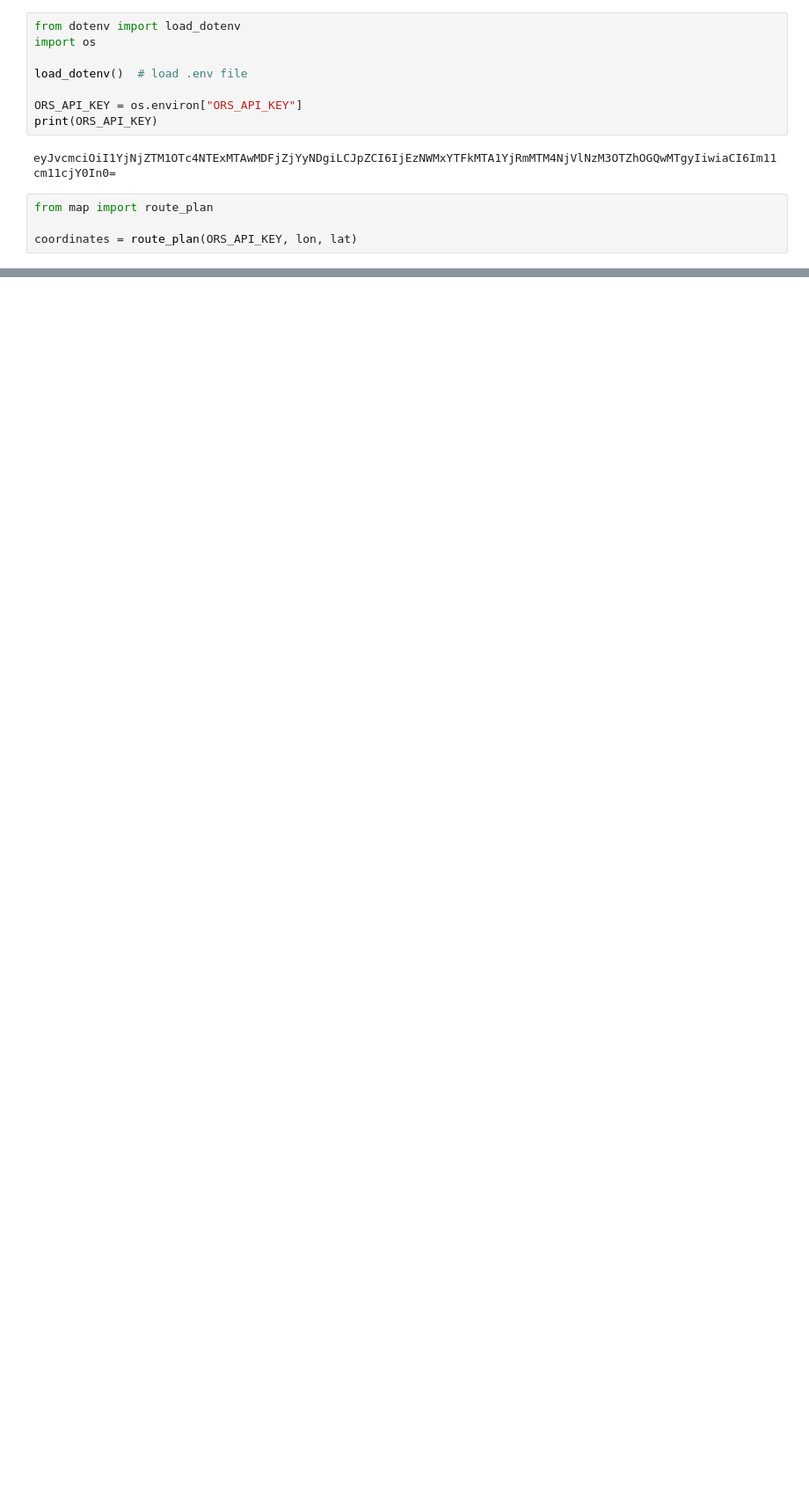
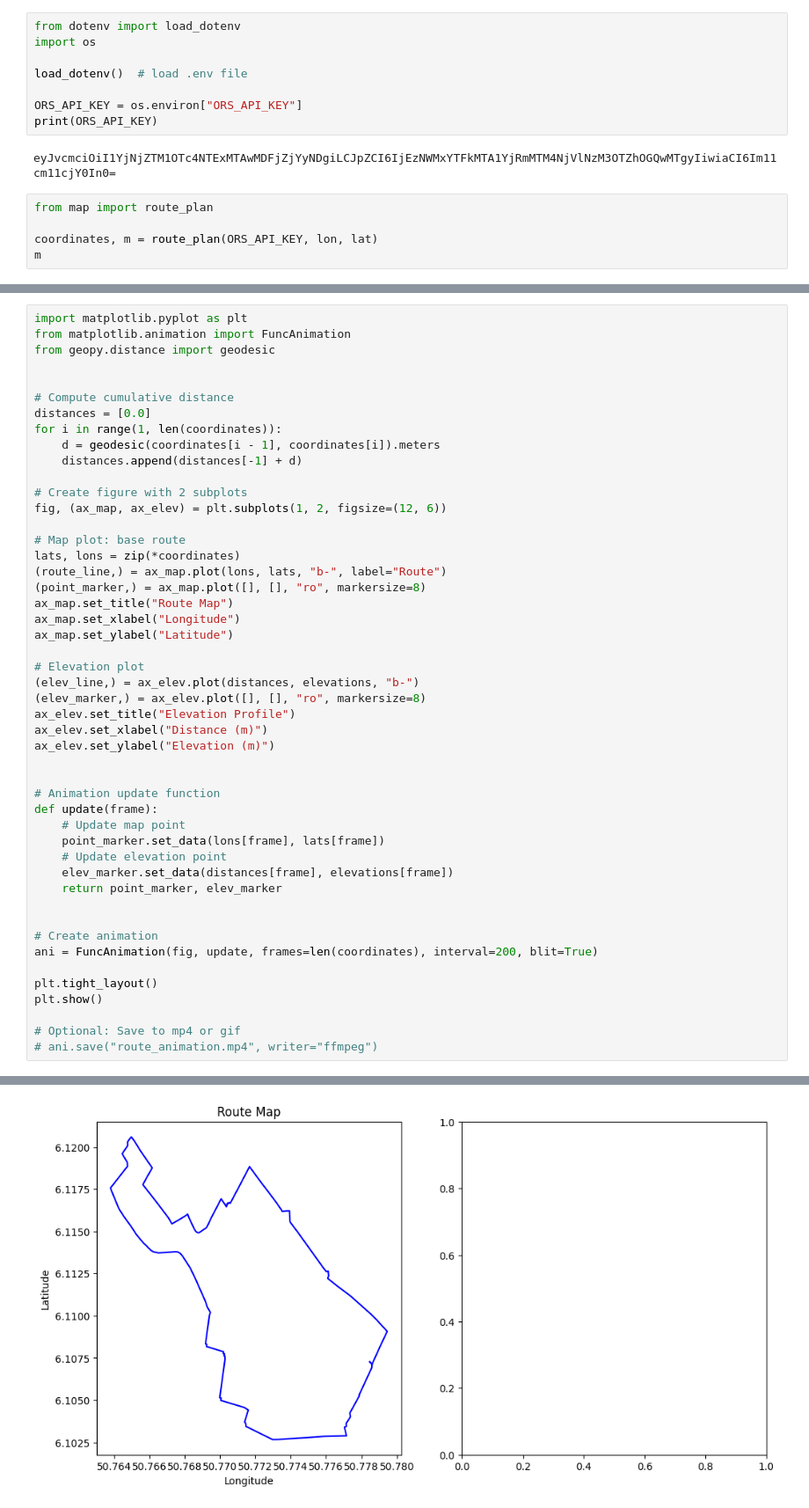
Before and after one commit to Ian-stone-shih/SmartRunML, a Jupyter notebook: src/main.ipynb, the cells around one changed output, grey strips where cells are left out. Shown at 88% size. Cells and saved outputs as stored; diff of their text form; blank space fills up the shorter version.

```diff
--- a/src/main.ipynb
+++ b/src/main.ipynb
@@ -117,5 +115,6 @@ eyJvcmciOiI1YjNjZTM1OTc4NTExMTAwMDFjZjYyNDgiLCJpZCI6IjEzNWMxYTFkMTA1YjRmMTM4NjVl
 # %%
 from map import route_plan
 
-coordinates = route_plan(ORS_API_KEY, lon, lat)
+coordinates, m = route_plan(ORS_API_KEY, lon, lat)
+m
 # %% [output]
@@ -135,0 +137,49 @@ Total Descent: 45.00 m
+# %%
+import matplotlib.pyplot as plt
+from matplotlib.animation import FuncAnimation
+from geopy.distance import geodesic
+
+
+# Compute cumulative distance
+distances = [0.0]
+for i in range(1, len(coordinates)):
+    d = geodesic(coordinates[i - 1], coordinates[i]).meters
+    distances.append(distances[-1] + d)
+
+# Create figure with 2 subplots
+fig, (ax_map, ax_elev) = plt.subplots(1, 2, figsize=(12, 6))
+
+# Map plot: base route
+lats, lons = zip(*coordinates)
+(route_line,) = ax_map.plot(lons, lats, "b-", label="Route")
+(point_marker,) = ax_map.plot([], [], "ro", markersize=8)
+ax_map.set_title("Route Map")
+ax_map.set_xlabel("Longitude")
+ax_map.set_ylabel("Latitude")
+
+# Elevation plot
+(elev_line,) = ax_elev.plot(distances, elevations, "b-")
+(elev_marker,) = ax_elev.plot([], [], "ro", markersize=8)
+ax_elev.set_title("Elevation Profile")
+ax_elev.set_xlabel("Distance (m)")
+ax_elev.set_ylabel("Elevation (m)")
+
+
+# Animation update function
+def update(frame):
+    # Update map point
+    point_marker.set_data(lons[frame], lats[frame])
+    # Update elevation point
+    elev_marker.set_data(distances[frame], elevations[frame])
+    return point_marker, elev_marker
+
+
+# Create animation
+ani = FuncAnimation(fig, update, frames=len(coordinates), interval=200, blit=True)
+
+plt.tight_layout()
+plt.show()
+
+# Optional: Save to mp4 or gif
+# ani.save("route_animation.mp4", writer="ffmpeg")
+# %% [output]
@@ -135,0 +187 @@ Total Descent: 45.00 m
+[figure, added]
```
Also changed, not shown: parts of 5 cells of this notebook, 3 other files.
